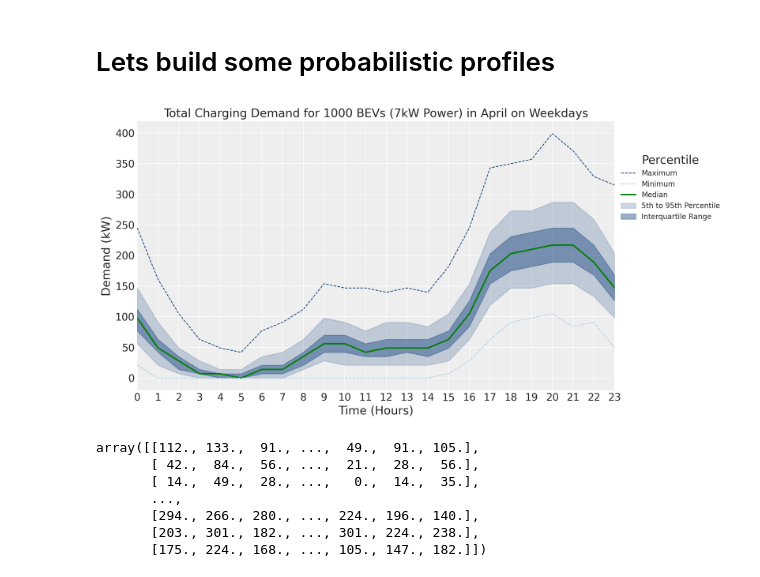
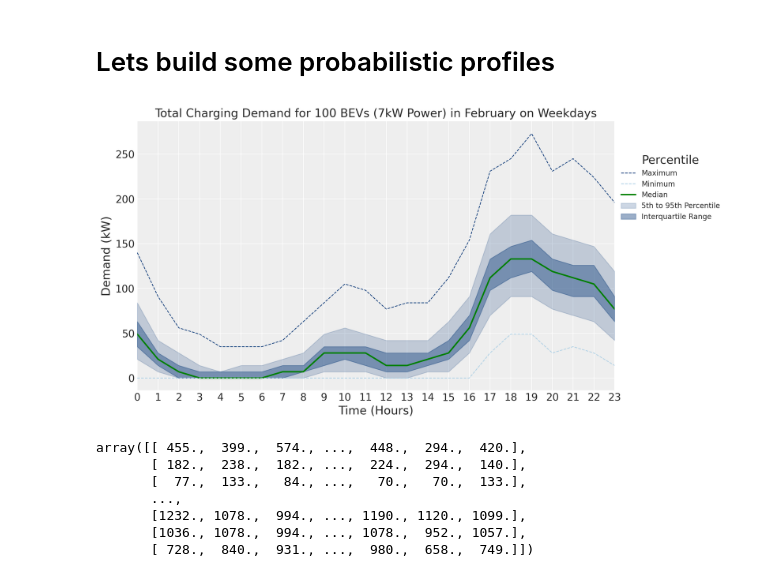
Before and after one commit to isaacflower/Probabilistic-EV-Demand-Modelling, a Jupyter notebook: dev/multi_level_binomial_regression_model.ipynb, the cells around one changed output. Drawn from its saved outputs; the diff is of its cells as text; code cells hidden in the pictures.

```diff
--- a/dev/multi_level_binomial_regression_model.ipynb
+++ b/dev/multi_level_binomial_regression_model.ipynb
@@ -246,19 +246,19 @@ def plot_daily_profile(is_weekend, month, n_bev, noncentered_trace):
     plt.show()
 # %%
 is_weekend = 0
-month = 4
-n_bev = 1000
+month = 2
+n_bev = 100
 plot_daily_profile(is_weekend, month, n_bev, noncentered_trace)
 # %% [output]
-[figure, old version]
+[figure, new version]
 # %%
 predictions = generate_24h_predictions(is_weekend, month, n_bev, noncentered_trace)
 predictions
 # %% [output]
-array([[112., 133.,  91., ...,  49.,  91., 105.],
-       [ 42.,  84.,  56., ...,  21.,  28.,  56.],
-       [ 14.,  49.,  28., ...,   0.,  14.,  35.],
+array([[ 455.,  399.,  574., ...,  448.,  294.,  420.],
+       [ 182.,  238.,  182., ...,  224.,  294.,  140.],
+       [  77.,  133.,   84., ...,   70.,   70.,  133.],
        ...,
-       [294., 266., 280., ..., 224., 196., 140.],
-       [203., 301., 182., ..., 301., 224., 238.],
-       [175., 224., 168., ..., 105., 147., 182.]])
+       [1232., 1078.,  994., ..., 1190., 1120., 1099.],
+       [1036., 1078.,  994., ..., 1078.,  952., 1057.],
+       [ 728.,  840.,  931., ...,  980.,  658.,  749.]])
```
Also changed, not shown: parts of 1 cell of this notebook, 2 other files.
